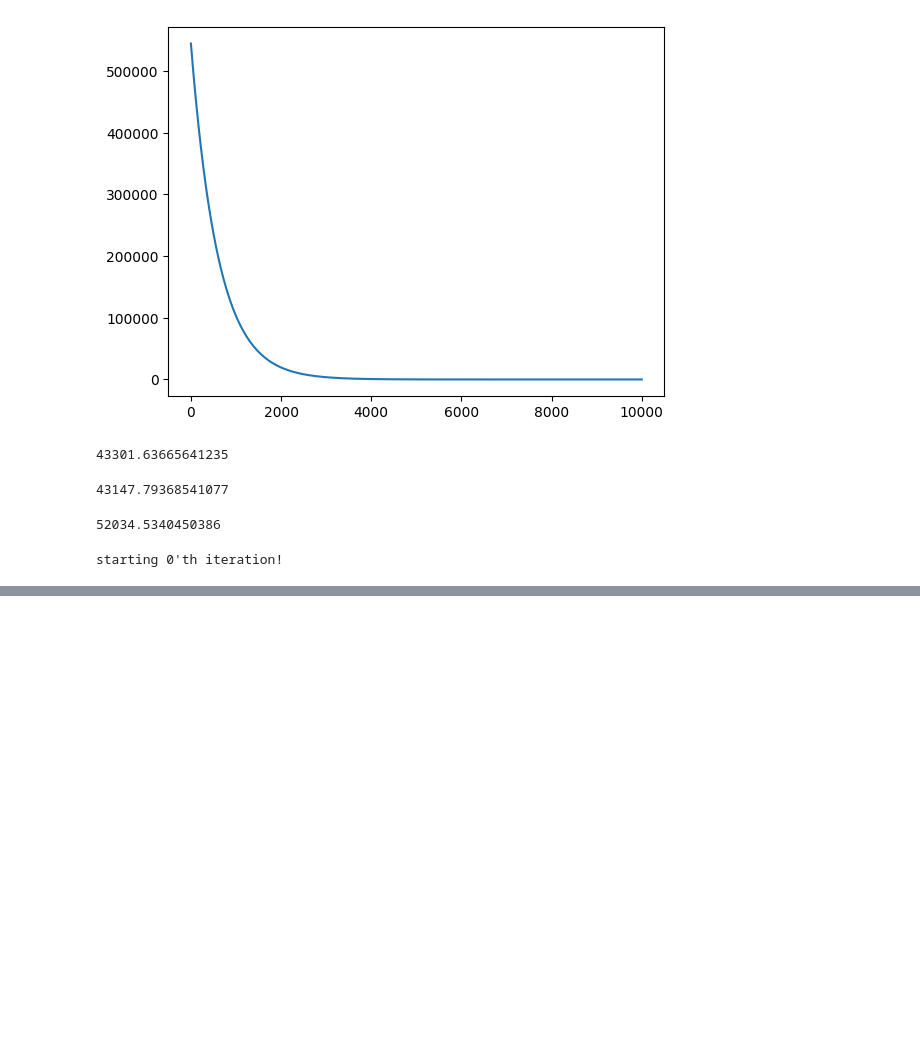
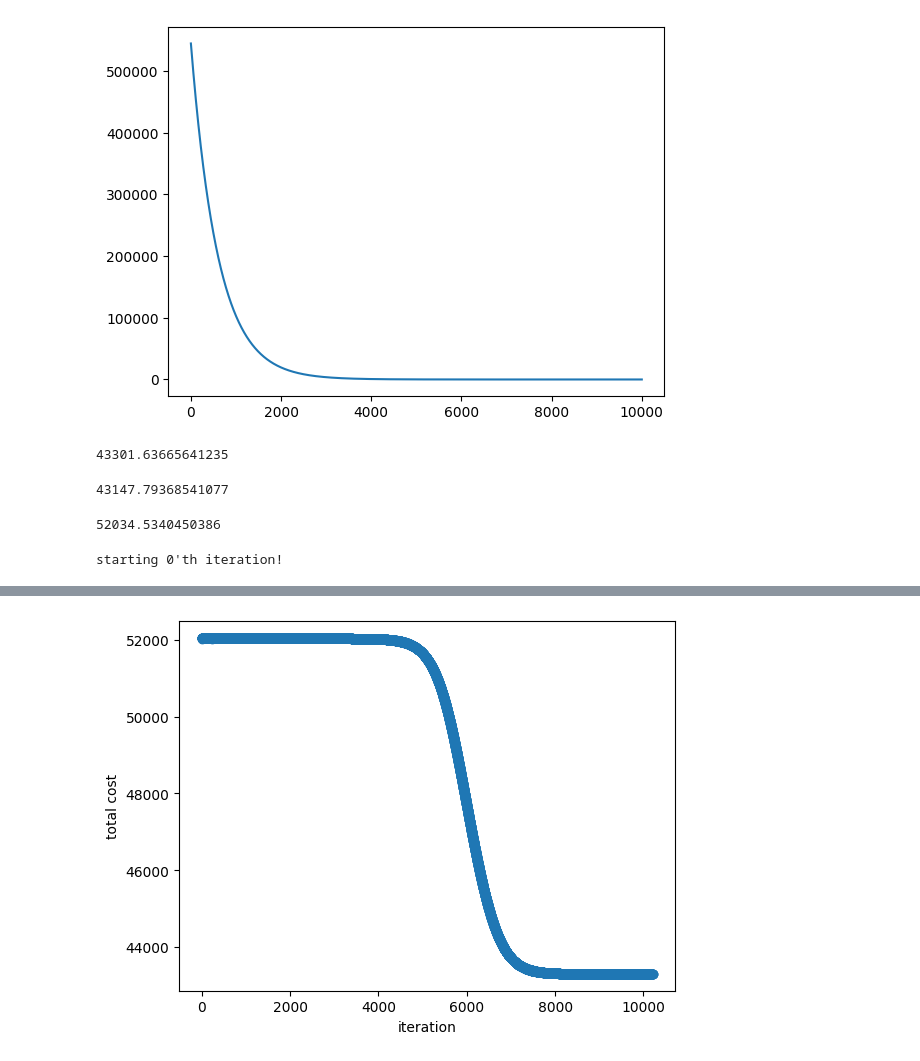
Before and after one commit to bowass/geometricMedian, a Jupyter notebook: src/test.ipynb, the cells around one changed output, grey strips where cells are left out. Drawn from its saved outputs; the diff is of its cells as text; code cells hidden in the pictures; blank space fills up the shorter version.

```diff
--- a/src/test.ipynb
+++ b/src/test.ipynb
@@ -212,0 +230,7 @@ iteration 50/10205
+# %%
+plt.plot(range(len(gm4.medians)), [calc_f(A, med) for med in gm4.medians], '-o')
+plt.xlabel("iteration")
+plt.ylabel("total cost")
+plt.show()
+# %% [output]
+[figure, added]
```
Also changed, not shown: parts of 79 cells of this notebook, 8 other files.
